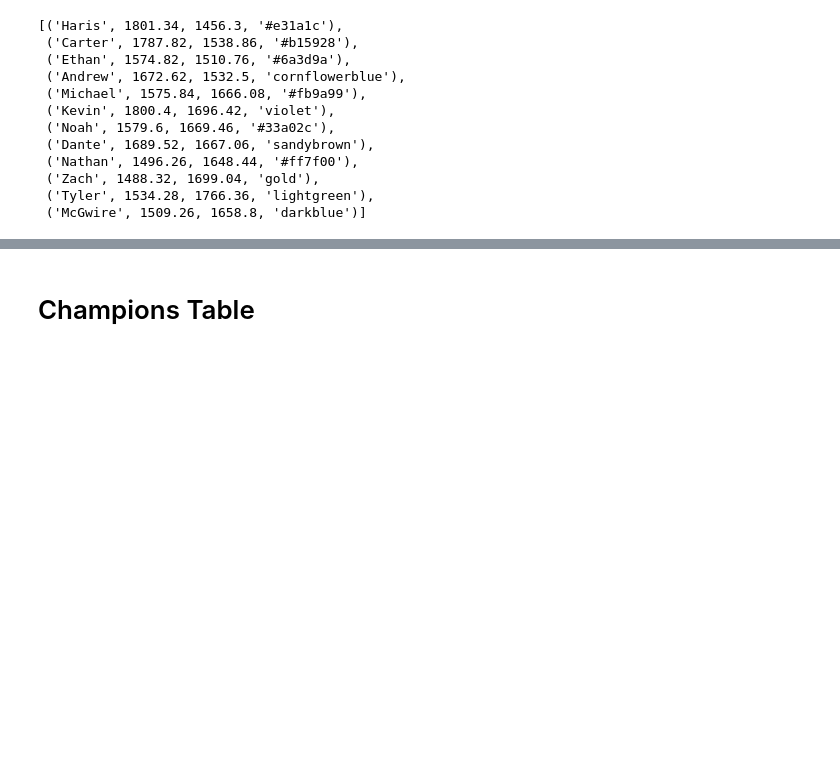
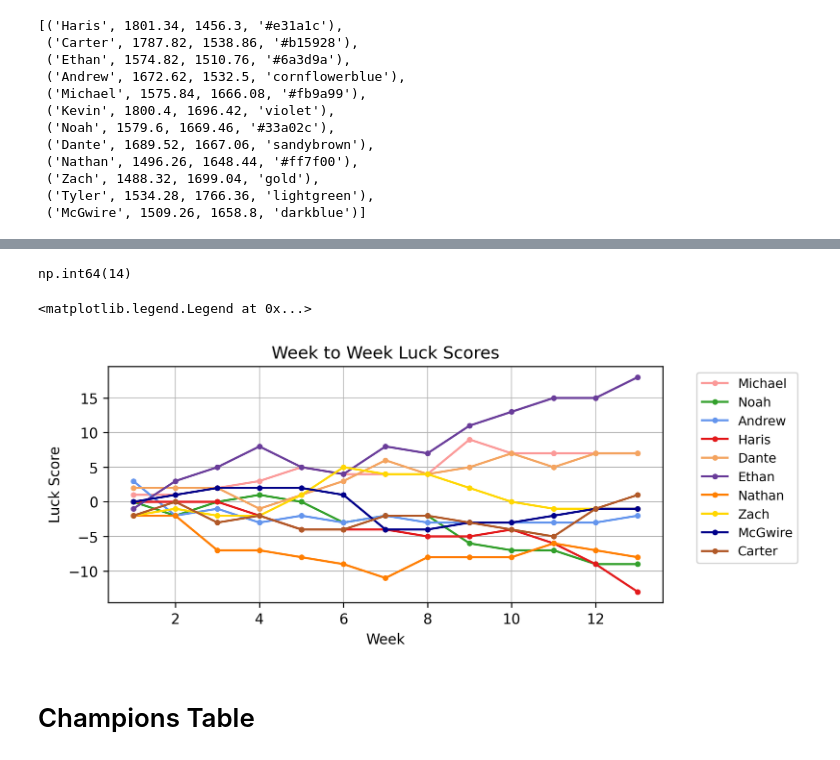
Before and after one commit to serdarevichar8/fantasy-football-website, a Jupyter notebook: fantasy-football-data.ipynb, the cells around one changed output, grey strips where cells are left out. Cells and saved outputs as stored; diff of their text form; code cells hidden in the pictures; blank space fills up the shorter version.

```diff
--- a/fantasy-football-data.ipynb
+++ b/fantasy-football-data.ipynb
@@ -128,6 +338,21 @@ GAME_DATA = pd.read_csv('database/fantasy-football-game-data.csv')
 TEAMS = GAME_DATA.loc[~ GAME_DATA['Playoff Flag'], 'Team'].unique()
 YEARS = GAME_DATA['Year'].unique()
 YEARS_WEEKS = [(year, GAME_DATA.loc[(GAME_DATA['Year'] == year) & (GAME_DATA['Playoff Flag'] == False), 'Week'].max()) for year in YEARS]
+
+COLOR_DICT = {'andrew':'cornflowerblue',
+              'mcgwire':'darkblue',
+              'tyler':'lightgreen',
+              'noah':'#33a02c',
+              'michael':'#fb9a99',
+              'haris':'#e31a1c',
+              'dante':'sandybrown',
+              'nathan':'#ff7f00',
+              'kevin':'violet',
+              'ethan':'#6a3d9a',
+              'zach':'gold',
+              'carter':'#b15928',
+              'justin':"#DA5CB4",
+              'klapp':"#cec962"}
 # %% [markdown]
 ### Helper Functions (df_to_table, luck score functions)
 # %%
@@ -398,5 +563,6 @@ weekly_standings
 # %%
-standings = summary_table(GAME_DATA, year = 2023)
+year = 2023
+standings = summary_table(GAME_DATA, year = year)
 standings
 # %% [output]
 |  | Year | Team | Record | Ranking | Points For | Points Against | Avg Points For | Avg Margin | ... |
@@ -460,4 +625,31 @@ plt.savefig(f'PF-vs-PA-{year}.png')
 [figure]
+# %%
+GAME_DATA.loc[(~ GAME_DATA['Playoff Flag']) & (GAME_DATA['Year'] == year), 'Week'].max()
+# %% [output]
+np.int64(14)
+# %%
+year = 2020
+
+dfs = []
+for week in range(1, GAME_DATA.loc[(~ GAME_DATA['Playoff Flag']) & (GAME_DATA['Year'] == year), 'Week'].max() + 1):
+    week_df = summary_table(data=GAME_DATA, year=year, week = week)
+    week_df['Week'] = week
+    dfs.append(week_df)
+
+season_df = pd.concat(dfs)
+# %%
+plt.figure(figsize = (7,3), dpi = 300)
+plt.grid(linewidth = 0.5, zorder = 0)
+for team in season_df['Team'].unique():
+    temp_df = season_df.loc[season_df['Team'] == team]
+    plt.plot(temp_df['Week'], temp_df['Luck Score'], c = COLOR_DICT[team.lower()], marker = 'o', markersize = 3, label = team, zorder = 3)
+plt.xlabel('Week')
+plt.ylabel('Luck Score')
+plt.title('Week to Week Luck Scores')
+plt.legend(bbox_to_anchor=(1.05, 1), loc='upper left', fontsize = 9)
+# %% [output]
+<matplotlib.legend.Legend at 0x...>
+[figure, added]
 # %% [markdown]
 # Champions Table
 # %%
```
Also changed, not shown: parts of 12 cells of this notebook, 4 other files.
